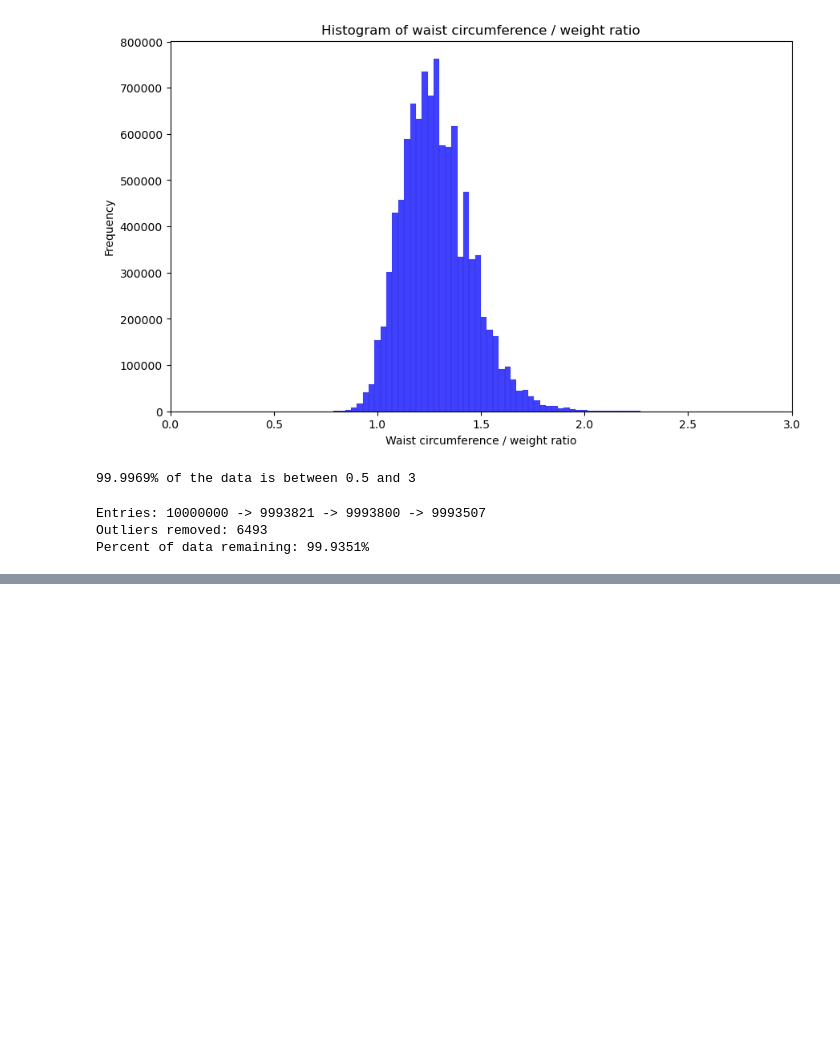
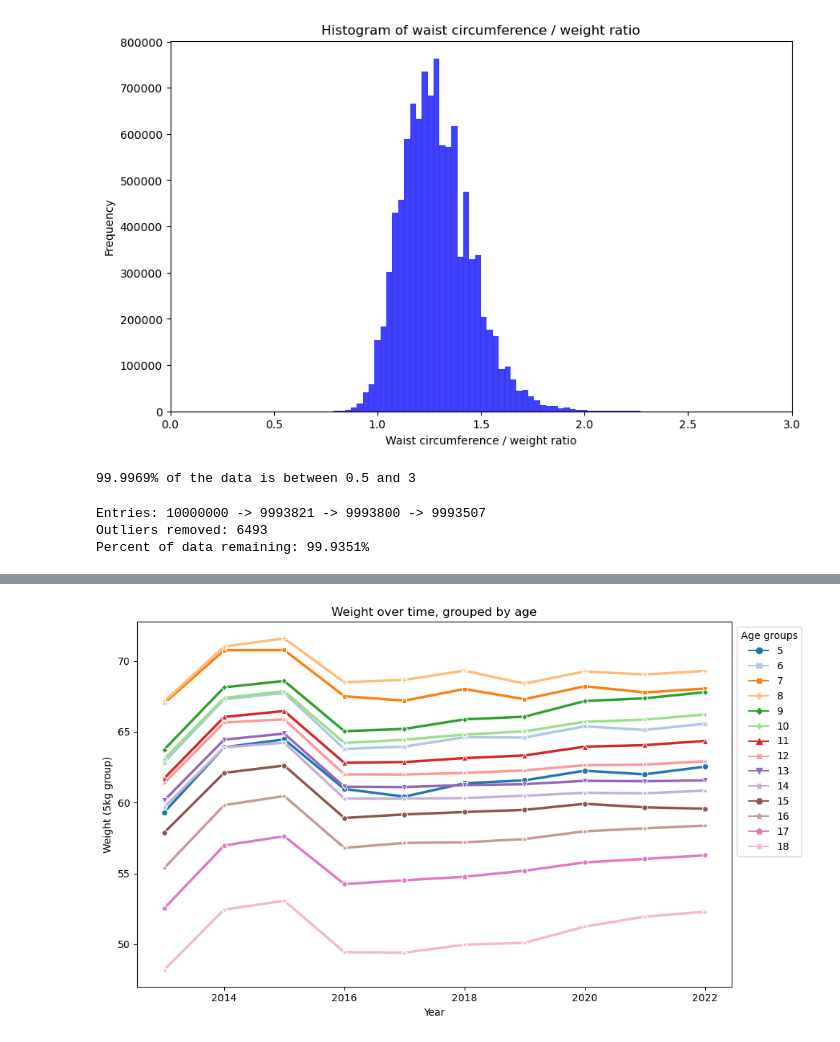
Before and after one commit to tjohns94/csd230finalproject, a Jupyter notebook: explore_wwhs.ipynb, the cells around one changed output, grey strips where cells are left out. Saved outputs shown, nothing was run; the diff lists cells and outputs as text; code cells hidden in the pictures; blank space fills up the shorter version.

```diff
--- a/explore_wwhs.ipynb
+++ b/explore_wwhs.ipynb
@@ -60,3 +60,12 @@ print(f"Percent of data remaining: {entry_count_tracker[3] / entry_count_tracker
 Entries: 10000000 -> 9993821 -> 9993800 -> 9993507
 Outliers removed: 6493
 Percent of data remaining: 99.9351%
+# %%
+# Possible values for hearing should only be 1 (regular) and 2 (abnormal)
+age_wwhs.drop(age_wwhs[age_wwhs['청력(좌)']==3].index, inplace=True)
+entry_count_tracker.append(age_wwhs.shape[0])
+age_wwhs.drop(age_wwhs[age_wwhs['청력(우)']==3].index, inplace=True)
+entry_count_tracker.append(age_wwhs.shape[0])
+print(f"Entries: {entry_count_tracker[3]} -> {entry_count_tracker[4]} -> {entry_count_tracker[5]}")
+print(f"Outliers removed: {entry_count_tracker[0] - entry_count_tracker[5]}")
+print(f"Percent of data remaining: {entry_count_tracker[5] / entry_count_tracker[0] * 100:.4f}%")
@@ -62,0 +76,3 @@ Percent of data remaining: 99.9351%
+# %%
+age_group_yearly = age_wwhs.groupby(['기준년도', '연령대코드(5세단위)']).mean().reset_index()
+print(age_group_yearly)
@@ -62,0 +97,19 @@ Percent of data remaining: 99.9351%
+# %%
+age_group_en = pd.DataFrame(columns=['year', 'age_groups', 'weight', 'waist', 'sight_left', 'sight_right', 'hearing_left', 'hearing_right', 'wow_ratio'])
+for i in age_group_yearly['연령대코드(5세단위)'].unique():
+    temp_df = age_group_yearly[age_group_yearly['연령대코드(5세단위)']==i]
+    for index, row in temp_df.iterrows():
+        new_row = {'year': row['기준년도'], 'age_groups': row['연령대코드(5세단위)'], 'weight': row['체중(5kg단위)'], 'waist': row['허리둘레'], 'sight_left': row['시력(좌)'], 'sight_right': row['시력(우)'], 'hearing_left': row['청력(좌)'], 'hearing_right': row['청력(우)'], 'wow_ratio': row['waist_over_weight_ratio']}
+        age_group_en.loc[len(age_group_en)] = new_row
+# %%
+# Line graph of weight over time, grouped by age
+plt.figure(figsize=(10, 6))
+sns.lineplot(data=age_group_en, x='year', y='weight', hue='age_groups', style='age_groups', markers=True, dashes=False, palette='tab20', linewidth=2.5)
+plt.title('Weight over time, grouped by age')
+plt.xlabel('Year')
+plt.ylabel('Weight (5kg group)')
+plt.legend(title='Age groups', loc='upper left', bbox_to_anchor=(1, 1))
+plt.tight_layout()
+plt.show()
+# %% [output]
+[figure, added]
```
Also changed, not shown: parts of 5 cells of this notebook.
